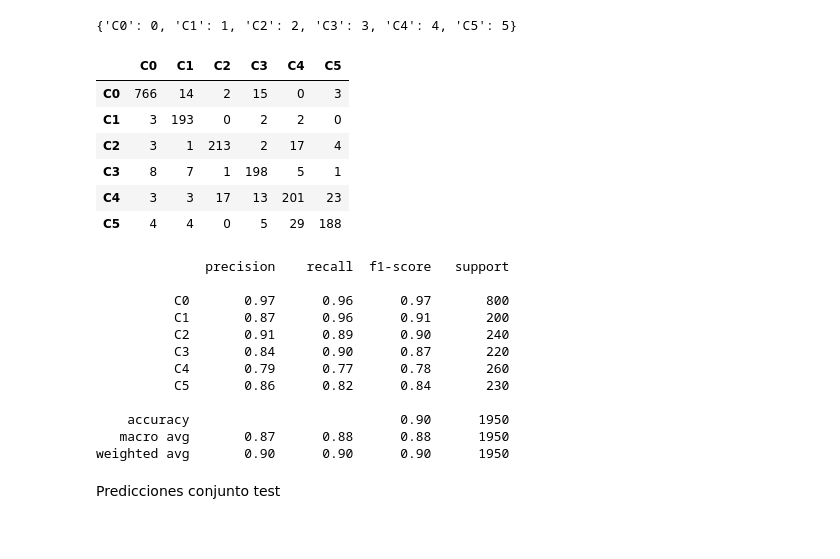
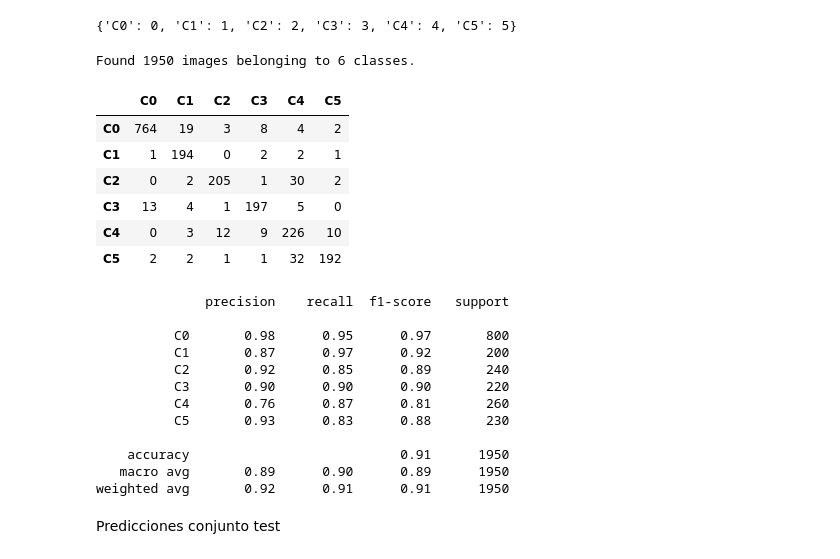
Before and after one commit to etodasha/PRA-M2.875-2020.2, a Jupyter notebook: PRA_DL_Inception_+_final_metrics_+_test_predictions.ipynb, the cells around one changed output. Cells and saved outputs as stored; diff of their text form; code cells hidden in the pictures.

```diff
--- a/PRA_DL_Inception_+_final_metrics_+_test_predictions.ipynb
+++ b/PRA_DL_Inception_+_final_metrics_+_test_predictions.ipynb
@@ -365,36 +365,47 @@ my_inception.load_weights('/content/gdrive/My Drive/Inception_epochs:150-val_f1:
 validation_generator.class_indices
 # %% [output]
 {'C0': 0, 'C1': 1, 'C2': 2, 'C3': 3, 'C4': 4, 'C5': 5}
+# %%
+datagen_train2 = ImageDataGenerator(
+    rescale=1./255,
+    validation_split=0.2)
+
+validation_generator2 = datagen_train2.flow_from_directory(
+    'train',
+    subset='validation'
+    ,shuffle=False)
+# %% [output]
+Found 1950 images belonging to 6 classes.
 # %%
 # Validation prediction
-pred_y_classes =  np.argmax(my_inception.predict(validation_generator), axis=-1)[0] # main output predictions
+pred_y_classes =  np.argmax(my_inception.predict(validation_generator2), axis=-1)[0] # main output predictions
 # %%
-pd.DataFrame(metrics.confusion_matrix(validation_generator.labels, pred_y_classes),
-                               index=list(validation_generator.class_indices.keys()),
-                               columns=list(validation_generator.class_indices.keys()))
+pd.DataFrame(metrics.confusion_matrix(validation_generator2.labels, pred_y_classes),
+                               index=list(validation_generator2.class_indices.keys()),
+                               columns=list(validation_generator2.class_indices.keys()))
 # %% [output]
 |  | C0 | C1 | C2 | C3 | C4 | C5 |
-| C0 | 766 | 14 | 2 | 15 | 0 | 3 |
-| C1 | 3 | 193 | 0 | 2 | 2 | 0 |
-| C2 | 3 | 1 | 213 | 2 | 17 | 4 |
-| C3 | 8 | 7 | 1 | 198 | 5 | 1 |
-| C4 | 3 | 3 | 17 | 13 | 201 | 23 |
-| C5 | 4 | 4 | 0 | 5 | 29 | 188 |
+| C0 | 764 | 19 | 3 | 8 | 4 | 2 |
+| C1 | 1 | 194 | 0 | 2 | 2 | 1 |
+| C2 | 0 | 2 | 205 | 1 | 30 | 2 |
+| C3 | 13 | 4 | 1 | 197 | 5 | 0 |
+| C4 | 0 | 3 | 12 | 9 | 226 | 10 |
+| C5 | 2 | 2 | 1 | 1 | 32 | 192 |
 # %%
-print(metrics.classification_report(validation_generator.labels, pred_y_classes, target_names=list(validation_generator.class_indices.keys()) ))
+print(metrics.classification_report(validation_generator2.labels, pred_y_classes, target_names=list(validation_generator2.class_indices.keys()) ))
 # %% [output]
               precision    recall  f1-score   support
 
-          C0       0.97      0.96      0.97       800
-          C1       0.87      0.96      0.91       200
-          C2       0.91      0.89      0.90       240
-          C3       0.84      0.90      0.87       220
-          C4       0.79      0.77      0.78       260
-          C5       0.86      0.82      0.84       230
+          C0       0.98      0.95      0.97       800
+          C1       0.87      0.97      0.92       200
+          C2       0.92      0.85      0.89       240
+          C3       0.90      0.90      0.90       220
+          C4       0.76      0.87      0.81       260
+          C5       0.93      0.83      0.88       230
 
-    accuracy                           0.90      1950
-   macro avg       0.87      0.88      0.88      1950
-weighted avg       0.90      0.90      0.90      1950
+    accuracy                           0.91      1950
+   macro avg       0.89      0.90      0.89      1950
+weighted avg       0.92      0.91      0.91      1950
 # %% [markdown]
 Predicciones conjunto test
 # %%
```
